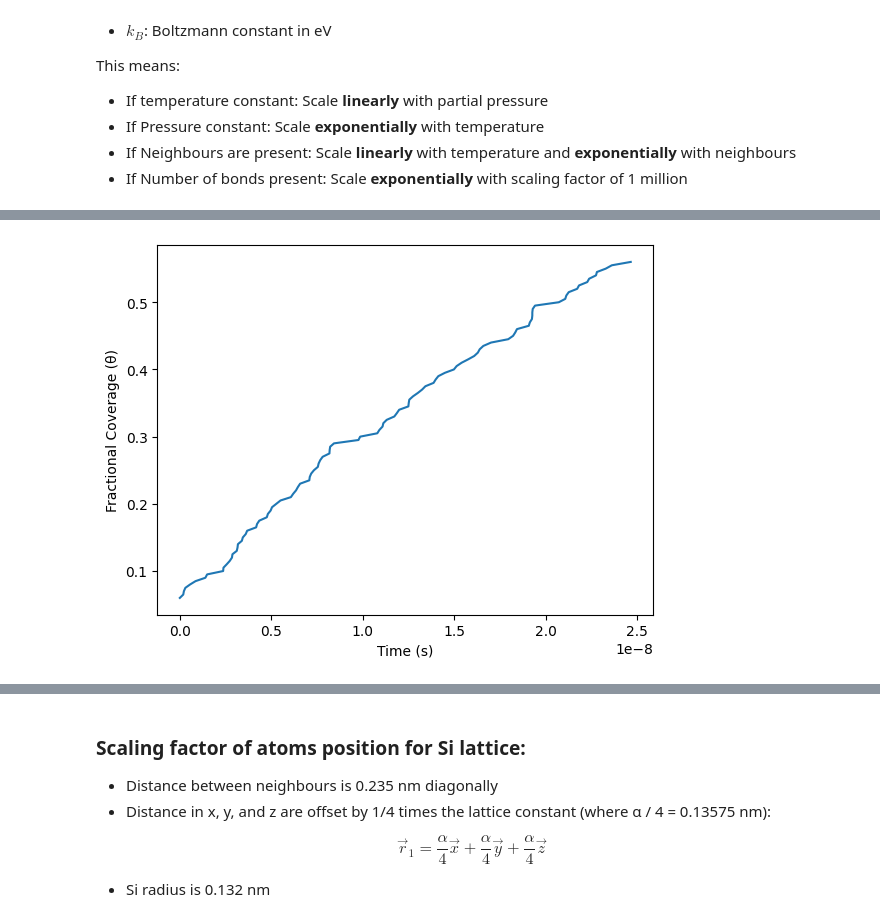
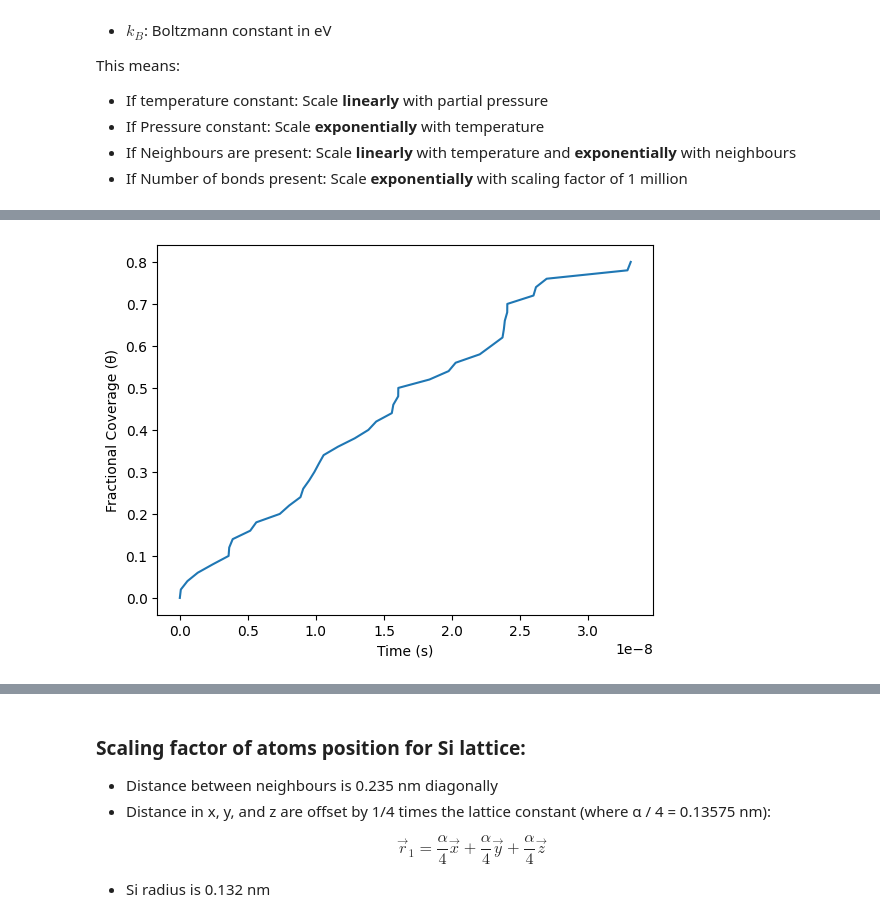
Before and after one commit to lisagavronskiy/si-epitaxy, a Jupyter notebook: Si-epitaxy.ipynb, the cells around one changed output, grey strips where cells are left out. Drawn from its saved outputs; the diff is of its cells as text; code cells hidden in the pictures.

```diff
--- a/Si-epitaxy.ipynb
+++ b/Si-epitaxy.ipynb
@@ -233,14 +277,13 @@ def coordinates_neighbours_current_layer(site_coordinate, length):
 
     return neighbours
 # %%
-def get_number_neighbours_and_bonding(current_layer, layer_number, previous_layer, site_coordinate, length):
+def get_number_neighbours(current_layer, previous_layer, site_coordinate, length):
     '''
     Calculates the number of neighbours on the previous layer and current layer, and determines if bonding
     is possible at the site coordinate.
 
     Parameters:
     - current_layer (np.array): Lattice layer (2D, NxN) that is current being grown.
-    - layer_number (int): Layer number of current layer.
     - previous_layer (np.array): Lattice layer (2D, NxN) that atoms on current layer are being bonded to.
     - site_coordinates (tuple(int, int)): Coordinates of the site on the current layer.
     - length (int): The size of the lattice (NxN).
@@ -258,33 +301,20 @@ def get_number_neighbours_and_bonding(current_layer, layer_number, previous_laye
     number_neighbours_current_layer = 0
 
     # Returns [Top, Bottom, Right, Left] coordinates
-    neighbours_previous_layer = coordinates_neighbours_previous_layer(site_coordinate, length)
+    neighbours_previous_layer = coordinates_neighbours(site_coordinate, length, 'previous')
 
     # Returns [NE, SE, SW, NW]
-    neighbours_current_layer = coordinates_neighbours_current_layer(site_coordinate, length)
+    neighbours_current_layer = coordinates_neighbours(site_coordinate, length, 'current')
 
-    # Get number of neighbours on previous layer
+    # Get number of neighbours on previous layer -> this is equal the number of bonds an atom can form
     for neighbour in neighbours_previous_layer:
         number_neighbours_previous_layer += previous_layer[neighbour]
-
-    # Checking if bonding is legal on previous layer (growth direction is layer dependant)
-    if layer_number % 2 == 1:
-        # Odd layer: atoms to the left and right on previous layer must be present for bonding at site coordinate
-        bonding = sum(
-            [previous_layer[neighbours_previous_layer[2]], previous_layer[neighbours_previous_layer[3]]]
-        )
-
-    else:
-        # Even layer: atoms to the top and bottom on previous layer must be present for bonding at site coordinate
-        bonding = sum(
-            [previous_layer[neighbours_previous_layer[0]], previous_layer[neighbours_previous_layer[1]]]
-        )
 
     # Get number of neighbours on current layer
     for neighbour in neighbours_current_layer:
         number_neighbours_current_layer += current_layer[neighbour]
 
-    return number_neighbours_previous_layer, number_neighbours_current_layer, bonding
+    return number_neighbours_previous_layer, number_neighbours_current_layer
 # %%
 def step_forward(current_time, current_layer, layer_number, previous_layer, array_of_sites, length, simulation_params=(133, 500)):
     """
@@ -305,18 +335,18 @@ def step_forward(current_time, current_layer, layer_number, previous_layer, arra
     """
     partial_pressure, temperature = simulation_params # [s^-1]
 
-    # convert temp to K
+    # Convert temp to K
     temperature = c_to_k(temperature)
 
     # Calculate rates based on if bonding is possible, and neighbours in previous and current layers
     rates = np.zeros(len(array_of_sites))
 
     for site_index, site_coordinate in enumerate(array_of_sites):
-        number_neighbours_previous_layer, number_neighbours_current_layer, bonding = get_number_neighbours_and_bonding(current_layer, layer_number, previous_layer, site_coordinate, length)
+        number_neighbours_previous_layer, number_neighbours_current_layer = get_number_neighbours(current_layer, previous_layer, site_coordinate, length)
 
         # If site is unoccupied and bonding is possible
-        if current_layer[site_coordinate] == 0 and bonding:
-            rates[site_index] = growth_rate(partial_pressure, number_neighbours_current_layer, bonding, temperature, kb)
+        if current_layer[site_coordinate] == 0 and number_neighbours_previous_layer:
+            rates[site_index] = growth_rate(partial_pressure, number_neighbours_current_layer, number_neighbours_previous_layer, temperature, kb)
         else:
             rates[site_index] = 0
 
@@ -357,17 +387,16 @@ def run_monolayer_simulation(current_layer, layer_number, previous_layer, length
     # Initialize lists for keeping track of configurations, times, and fractional coverage
     configurations = [current_layer.copy()]
     times = [0]
-    fractional_coverages = [np.sum(current_layer) * 2 / (length ** 2) ]
+    fractional_coverages = [np.sum(current_layer) * 8 / (length ** 2) ]
 
     array_of_sites = get_array_of_sites(length, layer_number)
-
     for _ in range(n_steps):
         current_layer, current_time = step_forward(current_time, current_layer, layer_number, previous_layer, array_of_sites, length, simulation_params)
 
         # Save current lattice, time, and fractional coverage
         configurations.append(current_layer.copy())
         times.append(current_time)
-        fractional_coverages.append(np.sum(current_layer) * 2 / (length ** 2))
+        fractional_coverages.append(np.sum(current_layer) * 8 / (length ** 2))
 
     return configurations, times, fractional_coverages
 # %%
@@ -407,18 +436,18 @@ def grow_Si(layers, length, percent_occupied_substrate=1, n_steps=100, simulatio
 # layers = grow_Si(10, LENGTH, 1, 190)
 # %%
 LENGTH = 20
-base_Si_layer = initialize_lattice(LENGTH, 1, 0.9) # 0.90 contains 10% vacancies (defects)
+base_Si_layer = initialize_lattice(LENGTH, 1) # 0.90 contains 10% vacancies (defects)
 
 # even, layer 2
-second_layer = initialize_lattice(LENGTH, 2, 0.05) # Say majority of it is empty
+second_layer = np.zeros((LENGTH, LENGTH), dtype=int) # initialize_lattice(LENGTH, 2, 0) # Say majority of it is empty
 
-configurations, times, fractional_coverages = run_monolayer_simulation(second_layer, 2, base_Si_layer, LENGTH, n_steps=100, simulation_params=(133, 500))
+configurations, times, fractional_coverages = run_monolayer_simulation(second_layer, 2, base_Si_layer, LENGTH, n_steps=40, simulation_params=(133, 500))
 
 plt.plot(times, fractional_coverages)
 plt.xlabel('Time (s)'), plt.ylabel('Fractional Coverage (θ)')
 plt.show()
 # %% [output]
-[figure, old version]
+[figure, new version]
 # %%
 layer_mask = initialize_lattice(LENGTH, 1)
 base_Si_layer[(base_Si_layer == 0) & (layer_mask != 0)] = 2
```
Also changed, not shown: parts of 12 cells of this notebook.
